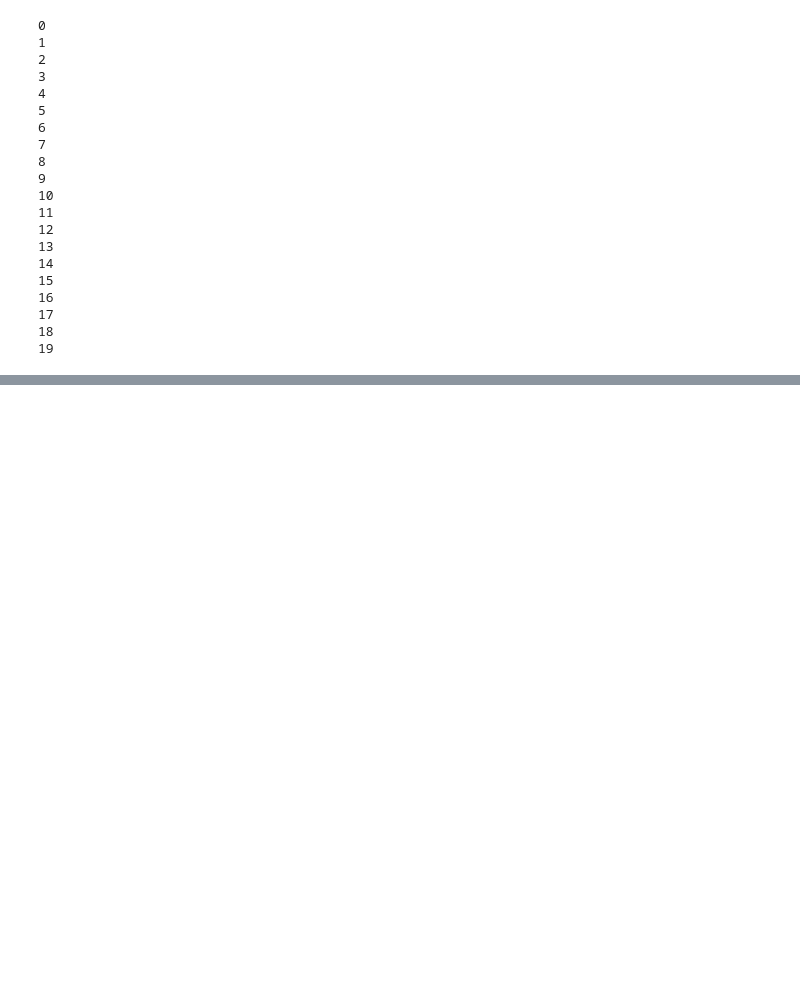
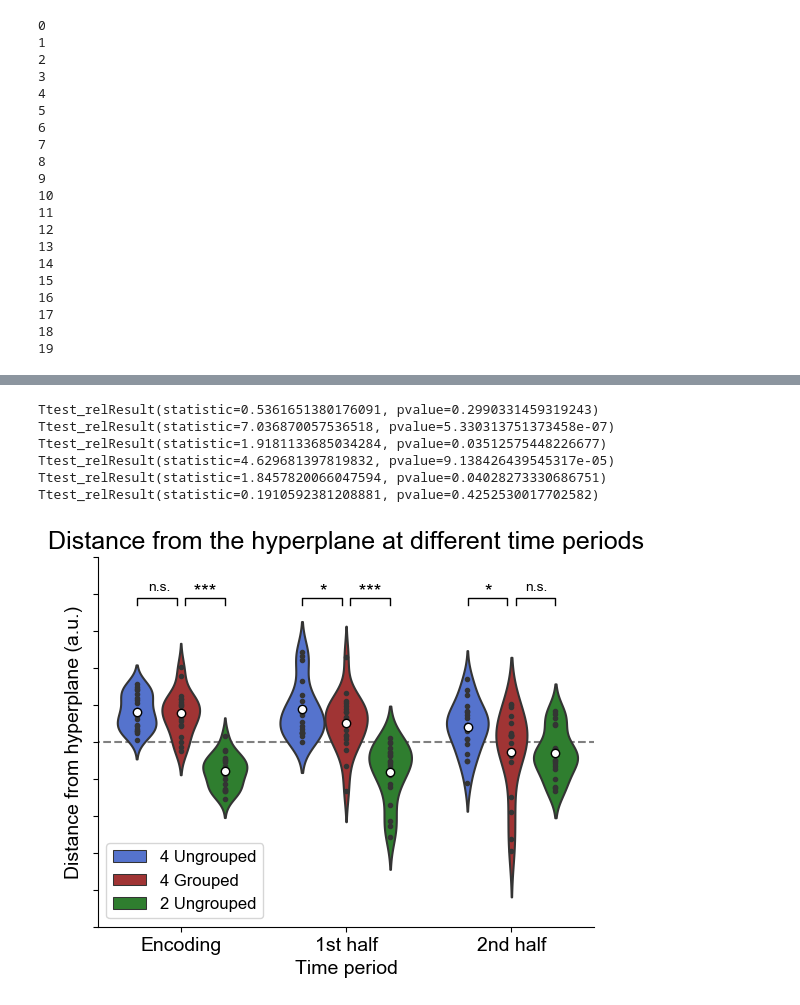
Before and after one commit to WilliamThyer/Thyer-et-al-2021, a Jupyter notebook: decode_load_colinearity_hyperplane.ipynb, the cells around one changed output, grey strips where cells are left out. Drawn from its saved outputs; the diff is of its cells as text; code cells hidden in the pictures; blank space fills up the shorter version.

```diff
--- a/decode_load_colinearity_hyperplane.ipynb
+++ b/decode_load_colinearity_hyperplane.ipynb
@@ -220,0 +193,4 @@ winsound.PlaySound("SystemExit",winsound.SND_ALIAS)
+# %%
+# get mean across subject of each time period and condition
+means = df.groupby(['Time period','Condition']).mean()['Distance from hyperplane (a.u.)']
+means
@@ -220,0 +209,67 @@ winsound.PlaySound("SystemExit",winsound.SND_ALIAS)
+# %%
+ax = sns.lineplot(x=[-1,3],y=[0,0],color='grey',linestyle='--')
+plt.setp(ax.lines, zorder=-100)
+
+my_pal = {"4 Ungrouped": "royalblue", "4 Grouped": "firebrick", "2 Ungrouped": "forestgreen"}
+v = sns.violinplot(x='Time period',y='Distance from hyperplane (a.u.)', hue = 'Condition',data=df,dodge=True, palette=my_pal,inner='points')
+
+# plotting means
+plt.scatter(
+    x = [-.265,0,.265,.735,1,1.265,1.735,2,2.265],
+    y = [means[8],means[7],means[6],means[2],means[1],means[0],means[5],means[4],means[3]],
+    c = 'white', edgecolors='k')
+
+# aesthetics
+plt.title('Distance from the hyperplane at different time periods',fontsize=18)
+plt.xlabel('Time period',fontsize=14)
+plt.ylabel('Distance from hyperplane (a.u.)', fontsize=14)
+
+ax.spines['right'].set_visible(False)
+ax.spines['top'].set_visible(False)
+ax.yaxis.set_ticks_position('left')
+ax.xaxis.set_ticks_position('bottom')
+plt.yticks(np.arange(-5,5.1,1),labels=['','','','','','',''])
+plt.setp(ax.get_xticklabels(), fontsize=14)
+plt.legend(loc='lower left',fontsize=12)
+
+plt.ylim([-5,5])
+plt.xlim([-.5,2.5])
+
+# stats
+print(sista.ttest_rel(a=ss4u_mean_e, b=ss4g_mean_e,alternative='greater'))
+print(sista.ttest_rel(a=ss4g_mean_e, b=ss2u_mean_e,alternative='greater'))
+
+print(sista.ttest_rel(a=ss4u_mean_1, b=ss4g_mean_1,alternative='greater'))
+print(sista.ttest_rel(a=ss4g_mean_1, b=ss2u_mean_1,alternative='greater'))
+
+print(sista.ttest_rel(a=ss4u_mean_2, b=ss4g_mean_2,alternative='greater'))
+print(sista.ttest_rel(a=ss4g_mean_2, b=ss2u_mean_2,alternative='greater'))
+
+plt.plot([-.265,-.265,-.025,-.025], [3.7, 3.9, 3.9, 3.7], linewidth=1, color='k')
+plt.text(x=-.13,y=4.1,s='n.s.',ha='center')
+plt.plot([.025,.025,.265,.265], [3.7, 3.9, 3.9, 3.7], linewidth=1, color='k')
+plt.text(x=.1125,y=3.9,s='  ***',ha='center',fontsize=14)
+
+plt.plot([.735,.735, .975,.975], [3.7, 3.9, 3.9, 3.7], linewidth=1, color='k')
+plt.text(x=.86,y=3.925,s='*',ha='center',fontsize=14)
+plt.plot([1.025,1.025,1.265,1.265], [3.7, 3.9, 3.9, 3.7], linewidth=1, color='k')
+plt.text(x=1.1125,y=3.9,s='  ***',ha='center',fontsize=14)
+
+plt.plot([1.735,1.735, 1.975,1.975], [3.7, 3.9, 3.9, 3.7], linewidth=1, color='k')
+plt.text(x=1.86,y=3.925,s='*',ha='center',fontsize=14)
+plt.plot([2.025,2.025,2.265,2.265], [3.7, 3.9, 3.9, 3.7], linewidth=1, color='k')
+plt.text(x=2.15,y=4.1,s='n.s.',ha='center')
+
+
+plt.savefig('output/figures/colinearity_hyperplane_periods.png',dpi=500)
+plt.savefig('output/figures/colinearity_hyperplane_periods.pdf',dpi=500)
+
+plt.show()
+# %% [output]
+Ttest_relResult(statistic=0.5361651380176091, pvalue=0.2990331459319243)
+Ttest_relResult(statistic=7.036870057536518, pvalue=5.330313751373458e-07)
+Ttest_relResult(statistic=1.9181133685034284, pvalue=0.03512575448226677)
+Ttest_relResult(statistic=4.629681397819832, pvalue=9.138426439545317e-05)
+Ttest_relResult(statistic=1.8457820066047594, pvalue=0.04028273330686751)
+Ttest_relResult(statistic=0.1910592381208881, pvalue=0.4252530017702582)
+[figure, added]
```
Also changed, not shown: parts of 8 cells of this notebook.
